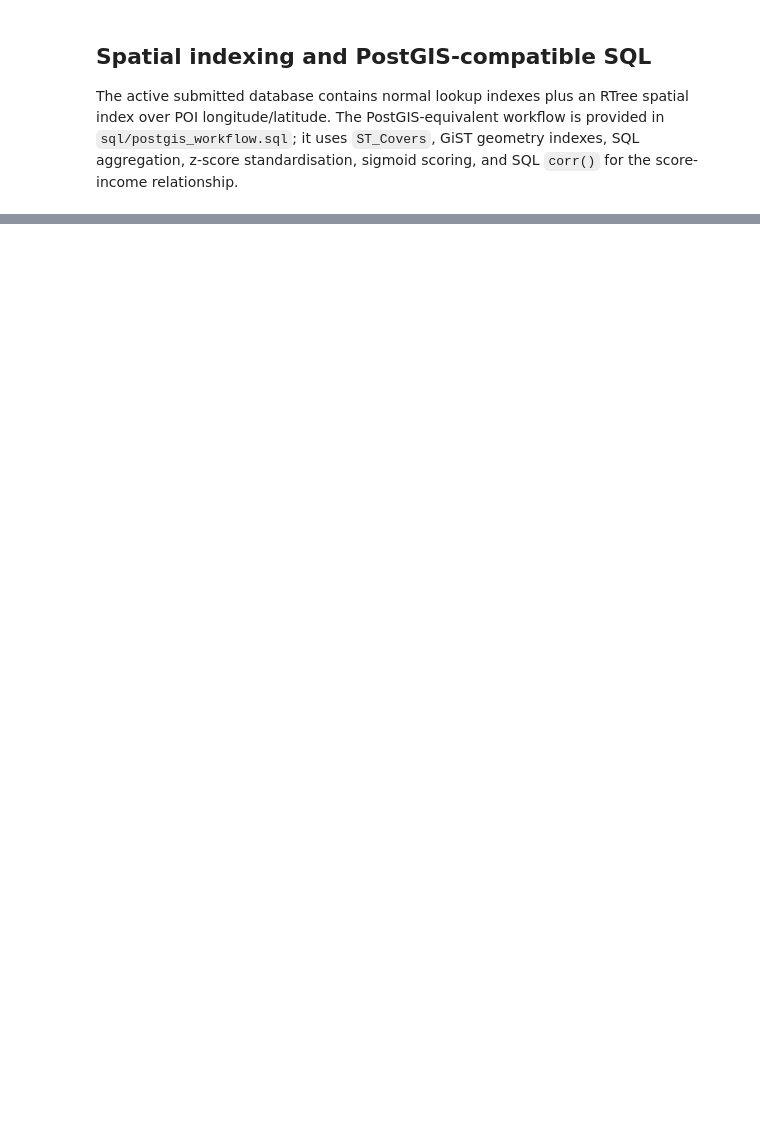
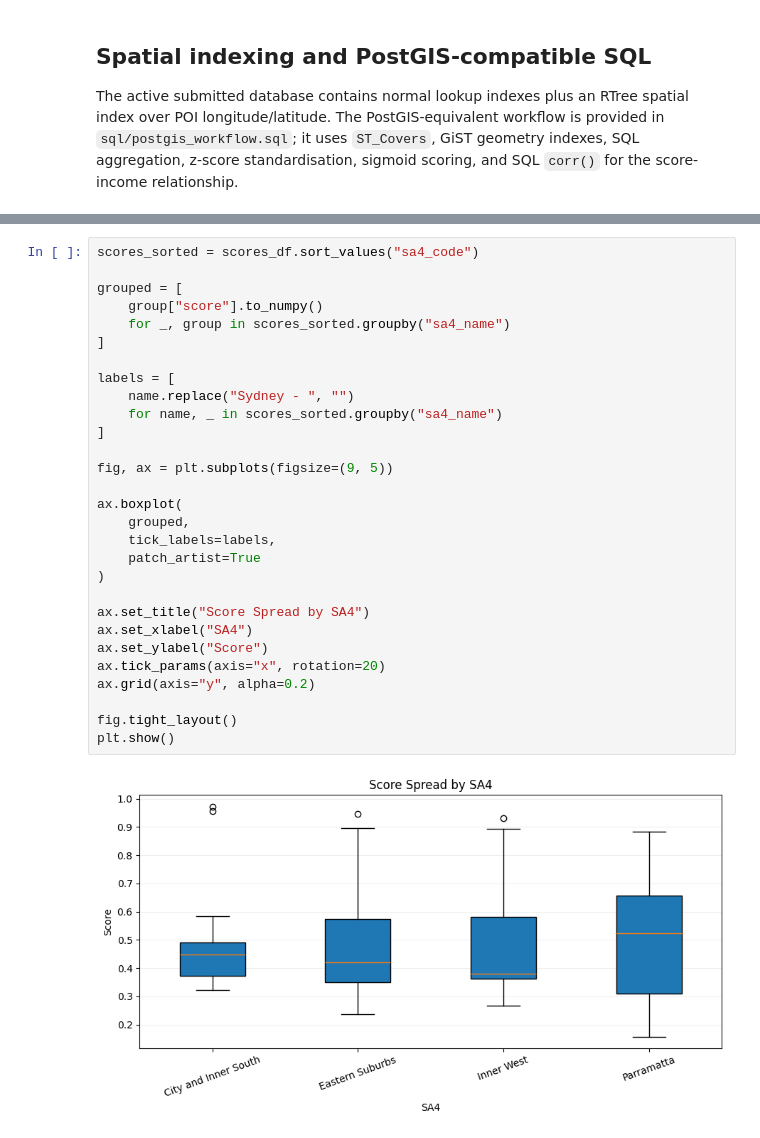
Before and after one commit to felix971/DATA2001_G56, a Jupyter notebook: data2001.ipynb, the cells around one changed output, grey strips where cells are left out. Saved outputs shown, nothing was run; the diff lists cells and outputs as text; blank space fills up the shorter version.

```diff
--- a/data2001.ipynb
+++ b/data2001.ipynb
@@ -1576,0 +1544,31 @@ The score is useful as a first-pass indicator of local service concentration, bu
+# %%
+scores_sorted = scores_df.sort_values("sa4_code")
+
+grouped = [
+    group["score"].to_numpy()
+    for _, group in scores_sorted.groupby("sa4_name")
+]
+
+labels = [
+    name.replace("Sydney - ", "")
+    for name, _ in scores_sorted.groupby("sa4_name")
+]
+
+fig, ax = plt.subplots(figsize=(9, 5))
+
+ax.boxplot(
+    grouped,
+    tick_labels=labels,
+    patch_artist=True
+)
+
+ax.set_title("Score Spread by SA4")
+ax.set_xlabel("SA4")
+ax.set_ylabel("Score")
+ax.tick_params(axis="x", rotation=20)
+ax.grid(axis="y", alpha=0.2)
+
+fig.tight_layout()
+plt.show()
+# %% [output]
+[figure, added]
```
Also changed, not shown: parts of 16 cells of this notebook.
